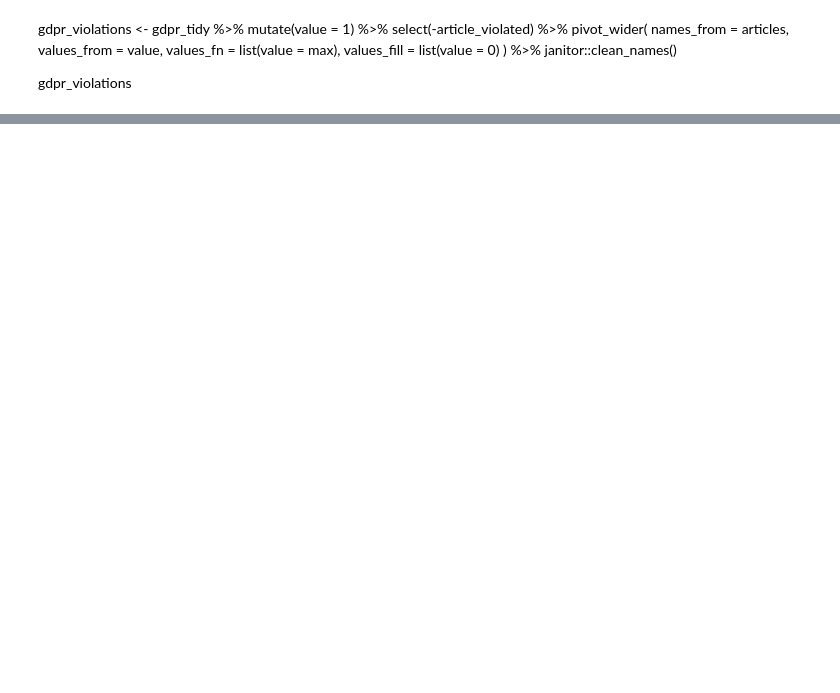
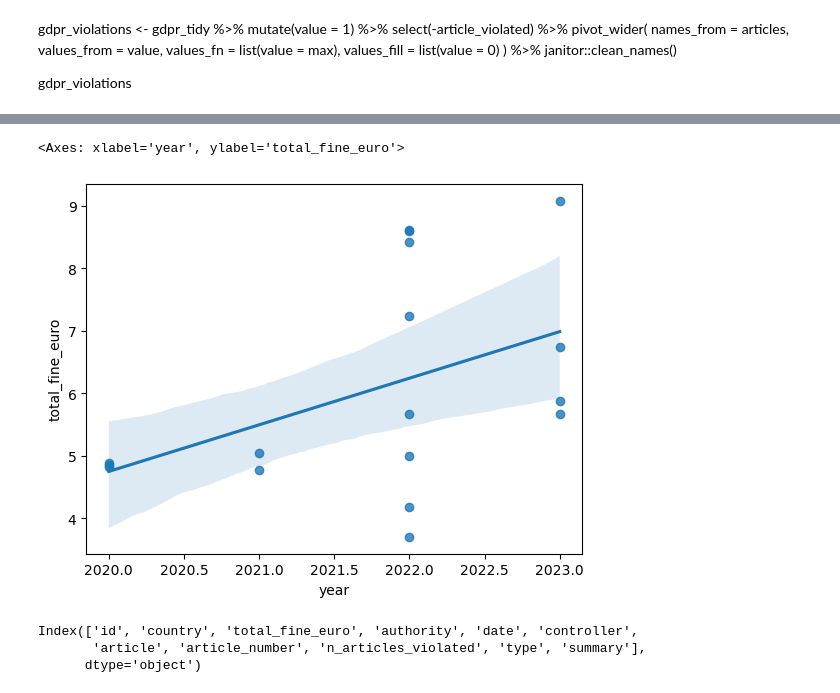
Before and after one commit to dc27/gdpr-fines-analysis, a Jupyter notebook: dev.ipynb, the cells around one changed output, grey strips where cells are left out. Drawn from its saved outputs; the diff is of its cells as text; code cells hidden in the pictures; blank space fills up the shorter version.

```diff
--- a/dev.ipynb
+++ b/dev.ipynb
@@ -136,8 +121,6 @@ gdpr_tidy %>%
     subtitle = "For 250 violations in 25 countries"
   ) +
   theme(legend.position = "none")
-# %%
-plt.rcParams["figure.figsize"]=20,20
 # %%
 known_articles = (
     fines_long
@@ -261,0 +245,11 @@ gdpr_model_data
+# %%
+sns.regplot(x='year', y='total_fine_euro', data=gdpr_model_data.loc[gdpr_model_data.country == 'Ireland'])
+# %% [output]
+<Axes: xlabel='year', ylabel='total_fine_euro'>
+[figure, added]
+# %%
+fines_long.columns
+# %% [output]
+Index(['id', 'country', 'total_fine_euro', 'authority', 'date', 'controller',
+       'article', 'article_number', 'n_articles_violated', 'type', 'summary'],
+      dtype='object')
```
Also changed, not shown: parts of 12 cells of this notebook.
